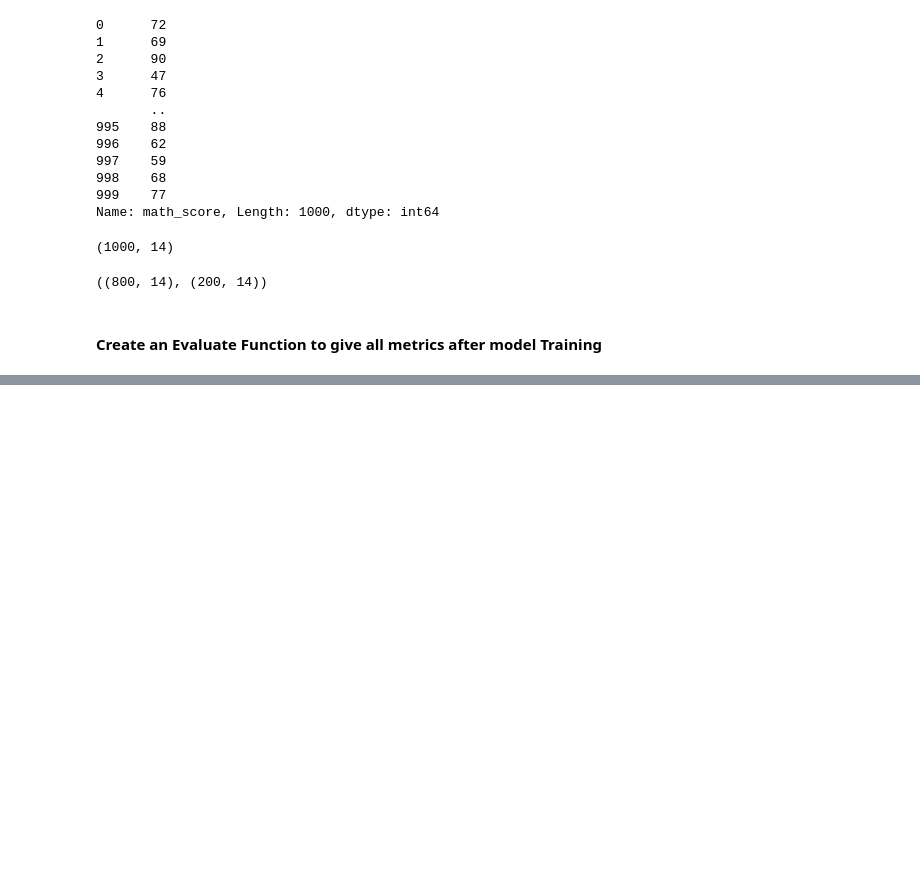
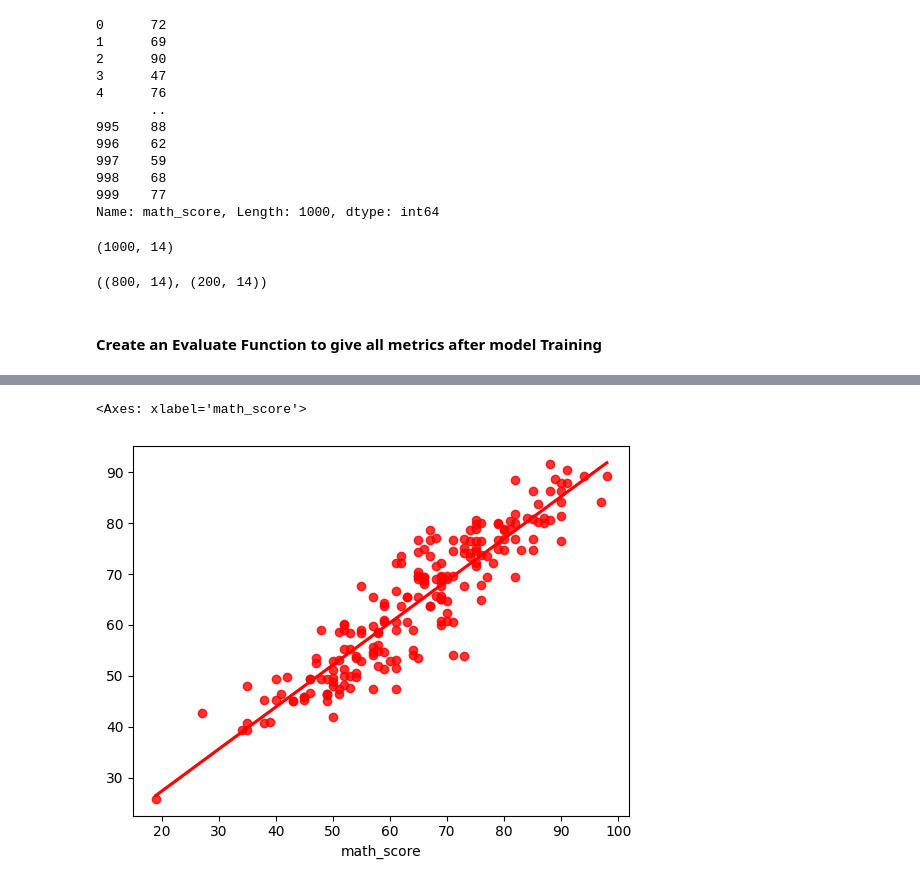
Before and after one commit to 1rishu0/Student-Performance-Indicator, a Jupyter notebook: notebook/2. MODEL TRAINING.ipynb, the cells around one changed output, grey strips where cells are left out. Cells and saved outputs as stored; diff of their text form; code cells hidden in the pictures; blank space fills up the shorter version.

```diff
--- a/notebook/2. MODEL TRAINING.ipynb
+++ b/notebook/2. MODEL TRAINING.ipynb
@@ -155,0 +239,7 @@ model={
+# %%
+#  Setting ci=None,removes the confidence interval shading around the regression line, leaving only the line itself.
+#  This can be useful when you want a cleaner plot without the uncertainty shading.
+sns.regplot(x=y_test,y=y_test_pred,ci=None,color='red') # ci is Confidence Interval
+# %% [output]
+<Axes: xlabel='math_score'>
+[figure, added]
```
Also changed, not shown: parts of 9 cells of this notebook, 4 other files.
